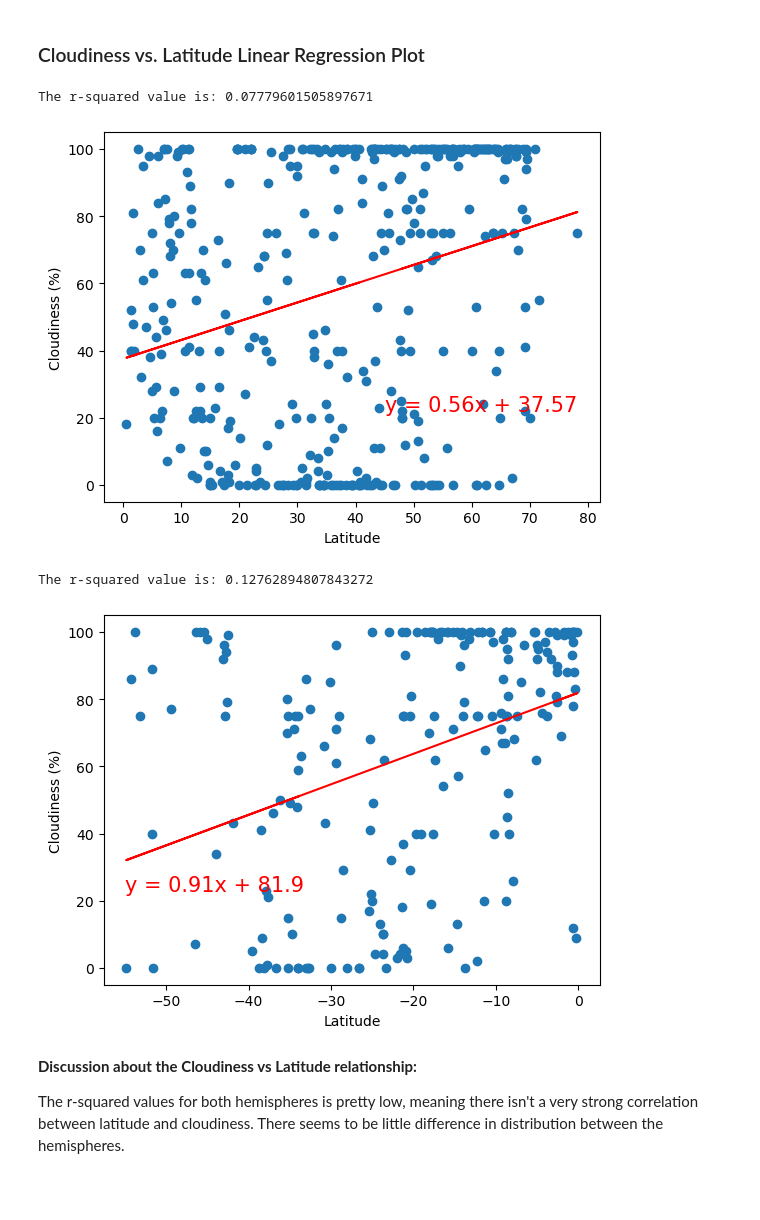
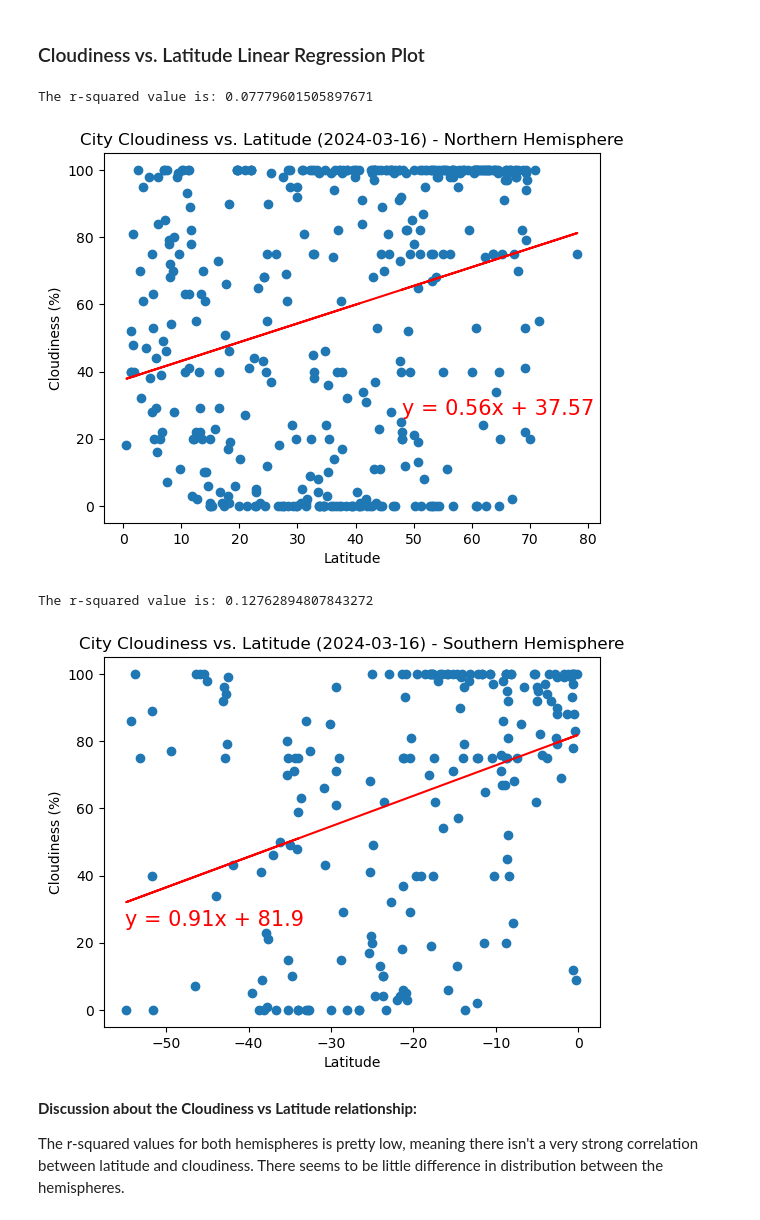
Before and after one commit to jonesmer/python-api-challenge, a Jupyter notebook: WeatherPy/WeatherPy.ipynb, the cells around one changed output. Drawn from its saved outputs; the diff is of its cells as text; code cells hidden in the pictures; blank space fills up the shorter version.

Commit message:
added savefigs to all scatterplots

```diff
--- a/WeatherPy/WeatherPy.ipynb
+++ b/WeatherPy/WeatherPy.ipynb
@@ -390,38 +469,68 @@ These lines are pretty similar for Northern and Southern Hemispheres. The r-squa
 ### Cloudiness vs. Latitude Linear Regression Plot
 # %%
 # Northern Hemisphere
+
+# save x and y vals
 x_vals=northern_hemi_df["Lat"]
 y_vals=northern_hemi_df["Cloudiness"]
+
+# plot it
+plt.scatter(x_vals,y_vals)
 plt.xlabel("Latitude")
 plt.ylabel("Cloudiness (%)")
-plt.scatter(x_vals,y_vals)
+plt.title("City Cloudiness vs. Latitude (2024-03-16) - Northern Hemisphere")
+
+# regression line
 slope,int,r_val,stdev,sterr=linregress(x_vals,y_vals)
 fit_line=slope*x_vals+int
 plt.plot(x_vals,fit_line,"r-")
+
+# string to print regression line
 line_str=f"y = {str(round(slope,2))}x + {str(round(int,2))}"
-plt.annotate(line_str,(45,22),fontsize=15,color="red")
+plt.annotate(line_str,(48,27),fontsize=15,color="red")
+
 print(f"The r-squared value is: {(r_val**2)}")
+
+# save figure
+plt.savefig("output_data/09-CldNHem.png")
+
+# show plot
 plt.show()
 # %% [output]
 The r-squared value is: 0.07779601505897671
-[figure, old version]
+[figure, new version]
 # %%
 # Southern Hemisphere
+
+# save x and y vals
 x_vals=southern_hemi_df["Lat"]
 y_vals=southern_hemi_df["Cloudiness"]
+
+# plot it
 plt.scatter(x_vals,y_vals)
 plt.xlabel("Latitude")
 plt.ylabel("Cloudiness (%)")
+plt.title("City Cloudiness vs. Latitude (2024-03-16) - Southern Hemisphere")
+
+# regression line
 slope,int,r_val,stdev,sterr=linregress(x_vals,y_vals)
 fit_line=slope*x_vals+int
 plt.plot(x_vals,fit_line,"r-")
+
+# string to print regression line
 line_str=f"y = {str(round(slope,2))}x + {str(round(int,2))}"
-plt.annotate(line_str,(-55,23),fontsize=15,color="red")
+plt.annotate(line_str,(-55,25),fontsize=15,color="red")
+
 print(f"The r-squared value is: {(r_val**2)}")
+
+# save figure
+plt.savefig("output_data/10-CldSHem.png")
+
+# show plot
 plt.show()
 # %% [output]
 The r-squared value is: 0.12762894807843272
-[figure, old version]
+[figure, new version]
 # %% [markdown]
 **Discussion about the Cloudiness vs Latitude relationship:**
 
```
Also changed, not shown: parts of 12 cells of this notebook, 13 other files.
